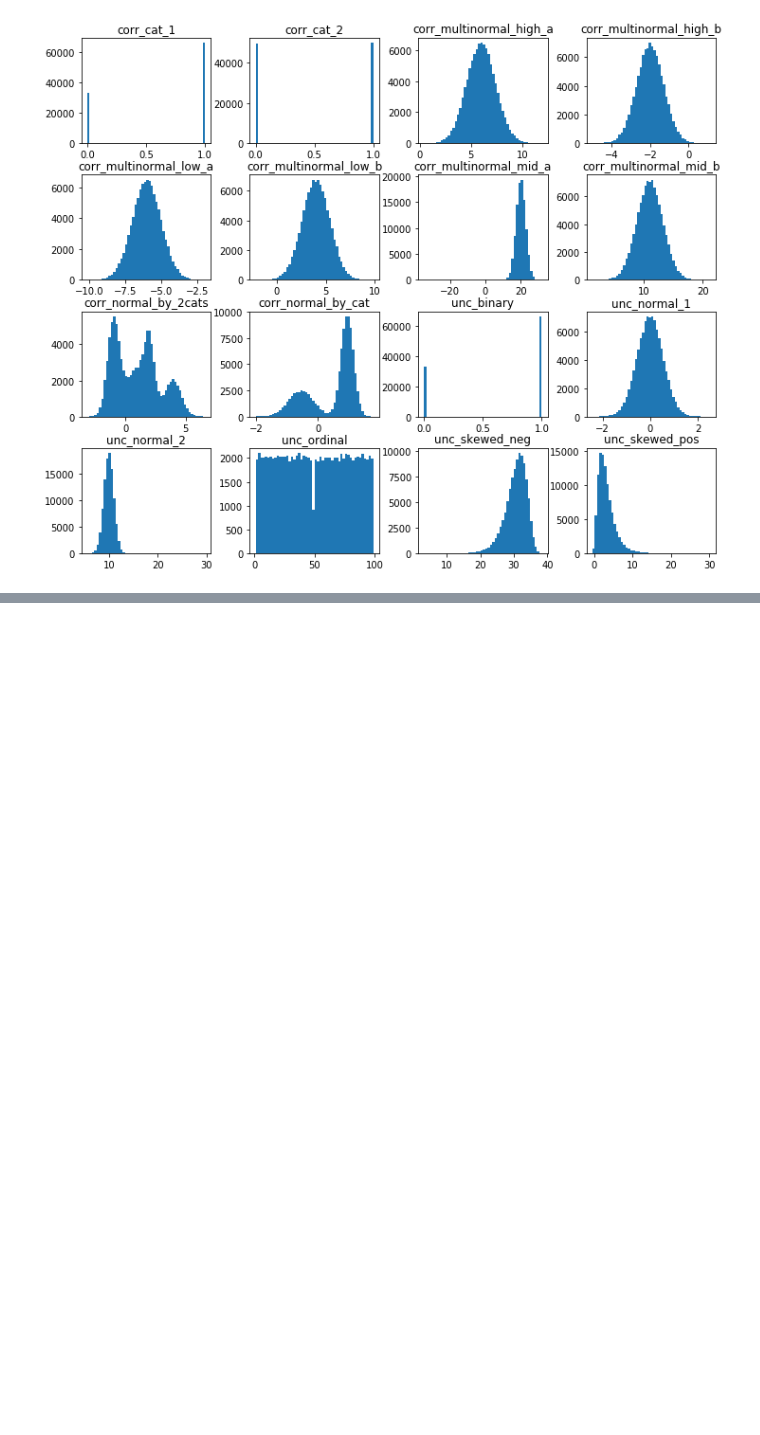
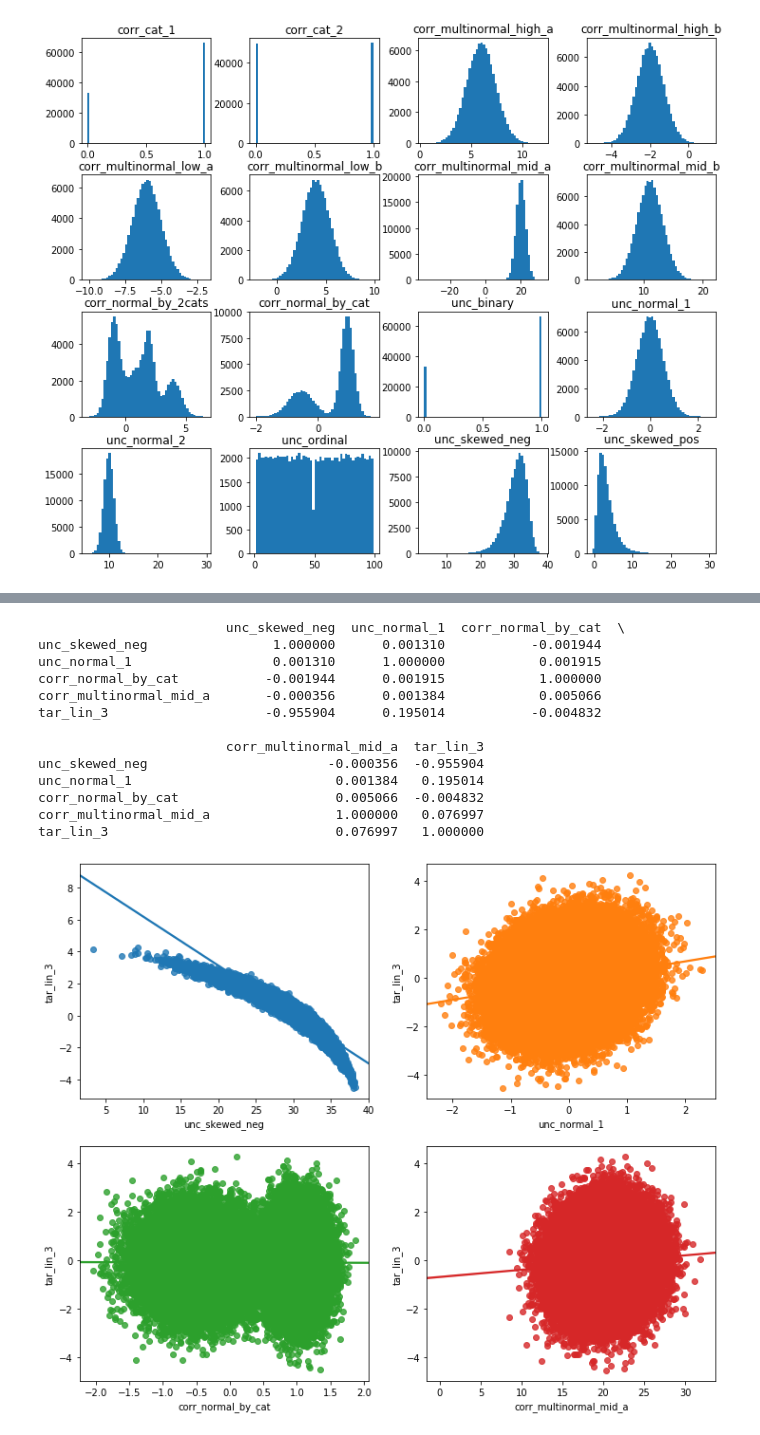
Before and after one commit to lucabasa/ML-algorithms-and-experiments, a Jupyter notebook: 01 - data_generation.ipynb, the cells around one changed output, grey strips where cells are left out. Cells and saved outputs as stored; diff of their text form; code cells hidden in the pictures; blank space fills up the shorter version.

```diff
--- a/01 - data_generation.ipynb
+++ b/01 - data_generation.ipynb
@@ -407,0 +399,17 @@ Name: tar_lin_full, dtype: float64
+# %%
+exp.corr_target(data, 'tar_lin_3', ['unc_skewed_neg', 'unc_normal_1', 'corr_normal_by_cat', 'corr_multinormal_mid_a'])
+# %% [output]
+                        unc_skewed_neg  unc_normal_1  corr_normal_by_cat  \
+unc_skewed_neg                1.000000      0.001310           -0.001944
+unc_normal_1                  0.001310      1.000000            0.001915
+corr_normal_by_cat           -0.001944      0.001915            1.000000
+corr_multinormal_mid_a       -0.000356      0.001384            0.005066
+tar_lin_3                    -0.955904      0.195014           -0.004832
+
+                        corr_multinormal_mid_a  tar_lin_3
+unc_skewed_neg                       -0.000356  -0.955904
+unc_normal_1                          0.001384   0.195014
+corr_normal_by_cat                    0.005066  -0.004832
+corr_multinormal_mid_a                1.000000   0.076997
+tar_lin_3                             0.076997   1.000000
+[figure, added]
```
Also changed, not shown: parts of 17 cells of this notebook, 2 other files.
